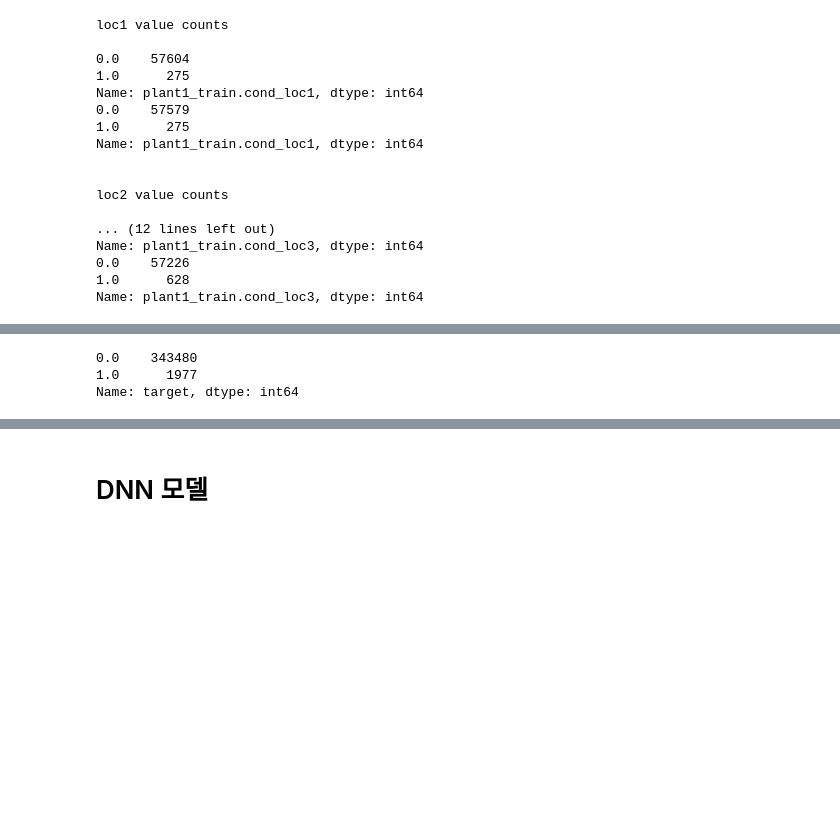
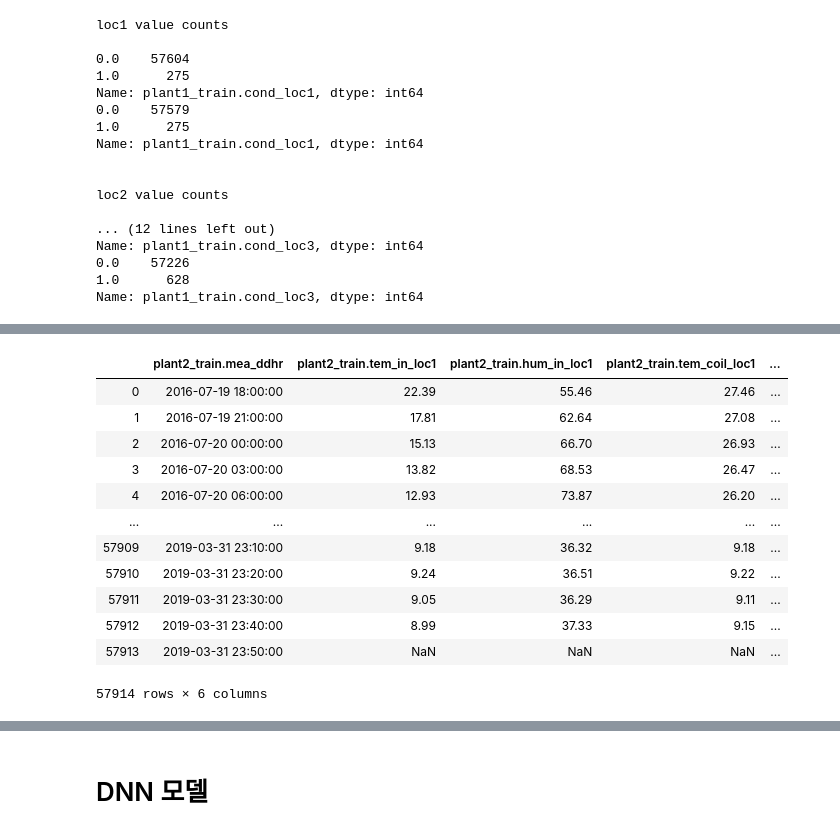
Before and after one commit to gw1303/weater_contest, a Jupyter notebook: main.ipynb, the cells around one changed output, grey strips where cells are left out. Drawn from its saved outputs; the diff is of its cells as text; code cells hidden in the pictures; blank space fills up the shorter version.

```diff
--- a/main.ipynb
+++ b/main.ipynb
@@ -83,3 +67,19 @@ plant1_loc1_24
+# %%
+temp_df
+# %% [output]
+|  | plant2_train.mea_ddhr | plant2_train.tem_in_loc1 | plant2_train.hum_in_loc1 | plant2_train.tem_coil_loc1 | ... |
+| 0 | 2016-07-19 18:00:00 | 22.39 | 55.46 | 27.46 | ... |
+| 1 | 2016-07-19 21:00:00 | 17.81 | 62.64 | 27.08 | ... |
+| 2 | 2016-07-20 00:00:00 | 15.13 | 66.70 | 26.93 | ... |
+| 3 | 2016-07-20 03:00:00 | 13.82 | 68.53 | 26.47 | ... |
+| 4 | 2016-07-20 06:00:00 | 12.93 | 73.87 | 26.20 | ... |
+| ... | ... | ... | ... | ... | ... |
+| 57909 | 2019-03-31 23:10:00 | 9.18 | 36.32 | 9.18 | ... |
+| 57910 | 2019-03-31 23:20:00 | 9.24 | 36.51 | 9.22 | ... |
+| 57911 | 2019-03-31 23:30:00 | 9.05 | 36.29 | 9.11 | ... |
+| 57912 | 2019-03-31 23:40:00 | 8.99 | 37.33 | 9.15 | ... |
+| 57913 | 2019-03-31 23:50:00 | NaN | NaN | NaN | ... |
+57914 rows × 6 columns
 # %%
 # plant1 학습 데이터셋
 
@@ -183,9 +203,3 @@ plant_24 = plant_24.sort_values('today').reset_index(drop=True)
 
 plant_48 = pd.concat([plant1_48, plant2_48], ignore_index=True)
 plant_48 = plant_48.sort_values('today').reset_index(drop=True)
-# %%
-test['target'].value_counts()
-# %% [output]
-0.0    343480
-1.0      1977
-Name: target, dtype: int64
```
Also changed, not shown: parts of 27 cells of this notebook, 7 other files.
